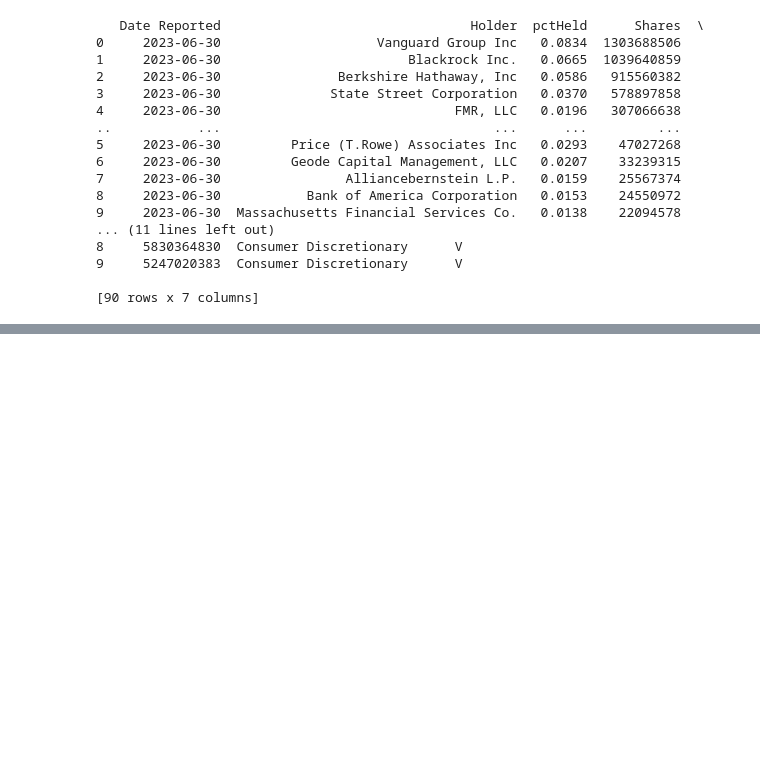
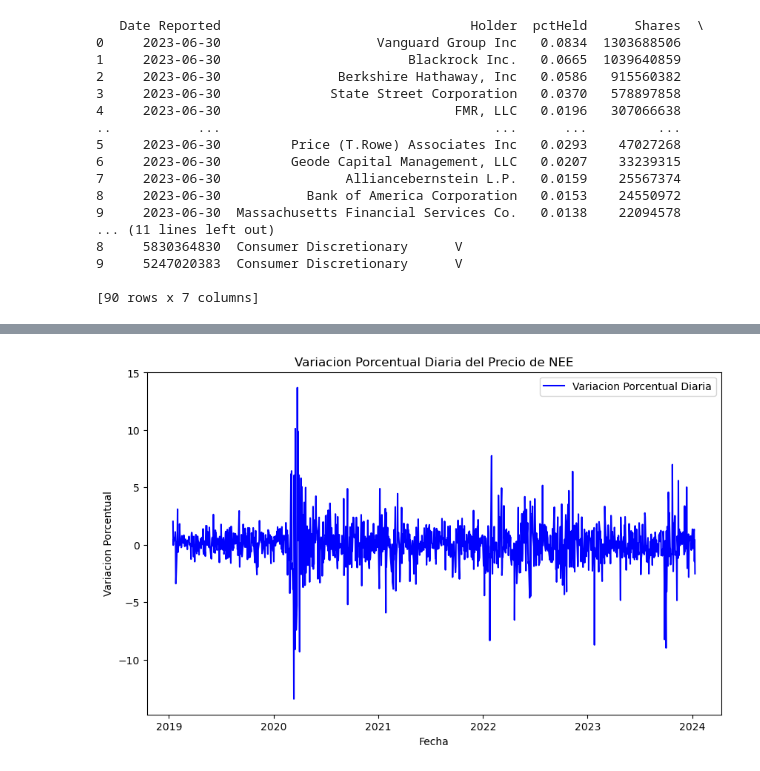
Before and after one commit to qlab-intro-python/tarea-4-mundaca-arce, a Jupyter notebook: tarea_4.ipynb, the cells around one changed output, grey strips where cells are left out. Drawn from its saved outputs; the diff is of its cells as text; code cells hidden in the pictures; blank space fills up the shorter version.

```diff
--- a/tarea_4.ipynb
+++ b/tarea_4.ipynb
@@ -340,0 +359,8 @@ print(resultados_df)
+# %%
+#Sería NEE, SO y DUK
+nee=yf.Ticker('NEE')
+so=yf.Ticker('SO')
+duk=yf.Ticker('DUK')
+nee_history=nee.history("5y")
+nee_history['Retorno Porcentual'] = ((nee_history['Close'] - nee_history['Close'].shift(1)) / nee_history['Close'].shift(1) * 100) + nee_history['Dividends']
+nee_history
@@ -340,0 +382,10 @@ print(resultados_df)
+# %%
+plt.figure(figsize=(10, 6))
+plt.plot(nee_history.index, nee_history['Retorno Porcentual'], label='Variacion Porcentual Diaria', color='blue')
+plt.title('Variacion Porcentual Diaria del Precio de NEE')
+plt.xlabel('Fecha')
+plt.ylabel('Variacion Porcentual')
+plt.legend()
+plt.show()
+# %% [output]
+[figure, added]
```
Also changed, not shown: parts of 6 cells of this notebook.
